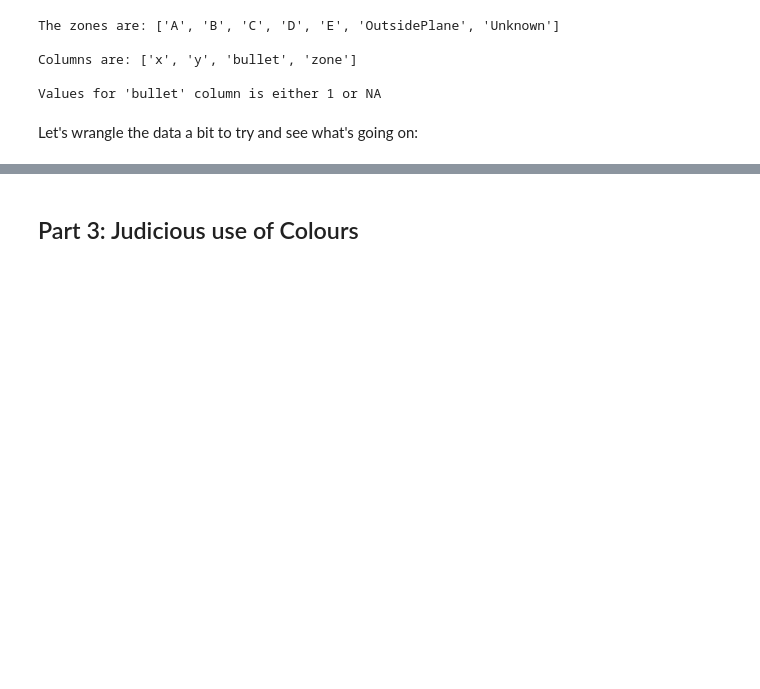
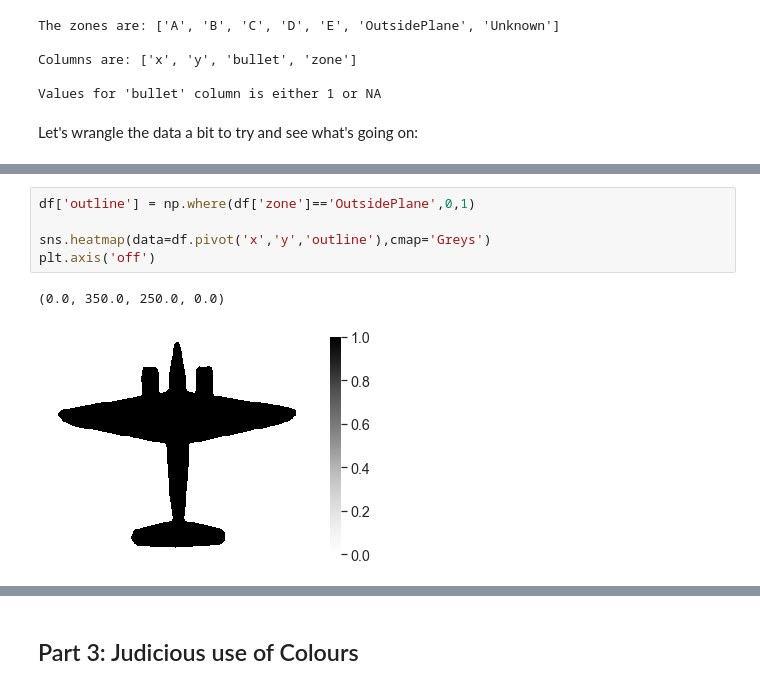
Before and after one commit to ubco-cmps/data301_course, a Jupyter notebook: notes/week09/Lecture9.ipynb, the cells around one changed output, grey strips where cells are left out. Drawn from its saved outputs; the diff is of its cells as text; blank space fills up the shorter version.

```diff
--- a/notes/week09/Lecture9.ipynb
+++ b/notes/week09/Lecture9.ipynb
@@ -89,3 +97,11 @@ plt.xlabel('Bullet hits')
 sns.despine()
 # %% [output]
 [figure]
+# %%
+df['outline'] = np.where(df['zone']=='OutsidePlane',0,1)
+
+sns.heatmap(data=df.pivot('x','y','outline'),cmap='Greys')
+plt.axis('off')
+# %% [output]
+(0.0, 350.0, 250.0, 0.0)
+[figure, added]
```
Also changed, not shown: parts of 4 cells of this notebook.
